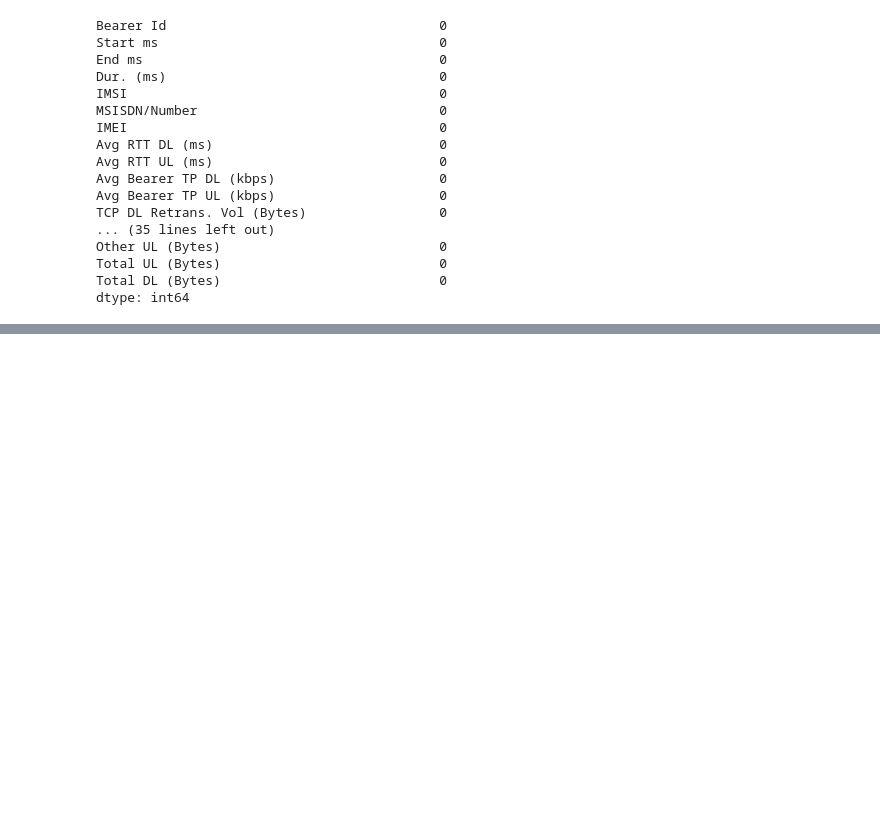
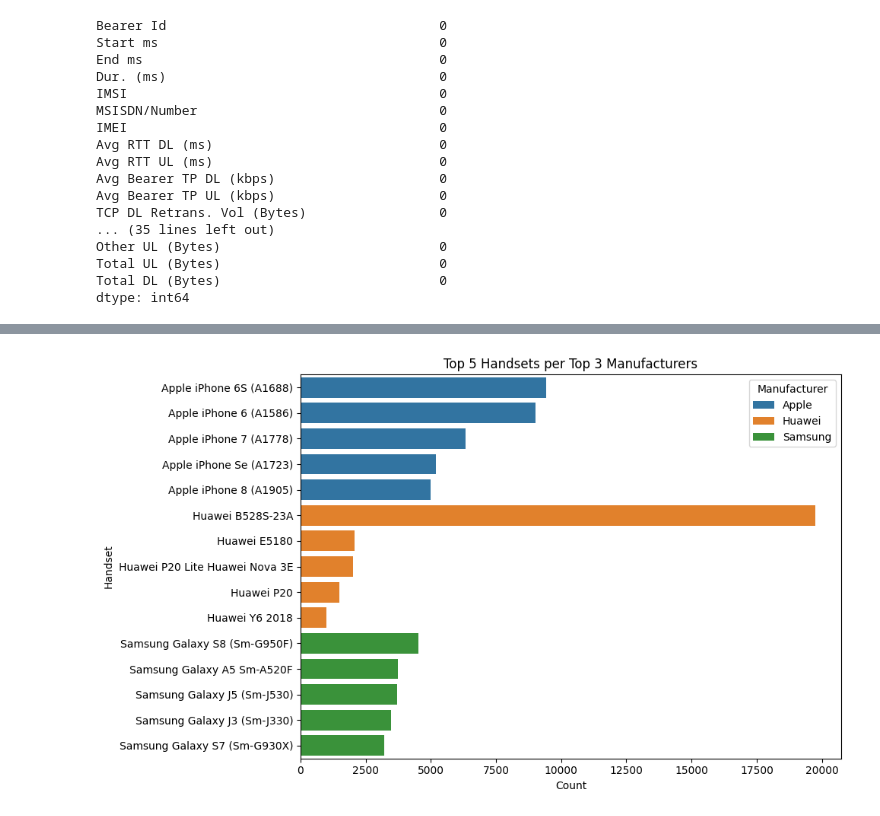
Before and after one commit to hasankere/Week2_DataScience_Project, a Jupyter notebook: notebooks/User_Overview_data_analysis.ipynb, the cells around one changed output, grey strips where cells are left out. Saved outputs shown, nothing was run; the diff lists cells and outputs as text; code cells hidden in the pictures; blank space fills up the shorter version.

```diff
--- a/notebooks/User_Overview_data_analysis.ipynb
+++ b/notebooks/User_Overview_data_analysis.ipynb
@@ -134,0 +275,17 @@ dtype: int64
+# %%
+# Create a bar plot
+plt.figure(figsize=(10, 6))
+sns.barplot(
+    data=top_5_per_manufacturer,
+    x='Count',
+    y='Handset',
+    hue='Manufacturer',
+    dodge=False
+)
+plt.title("Top 5 Handsets per Top 3 Manufacturers")
+plt.xlabel("Count")
+plt.ylabel("Handset")
+plt.tight_layout()
+plt.show()
+# %% [output]
+[figure, added]
```
Also changed, not shown: parts of 8 cells of this notebook.
